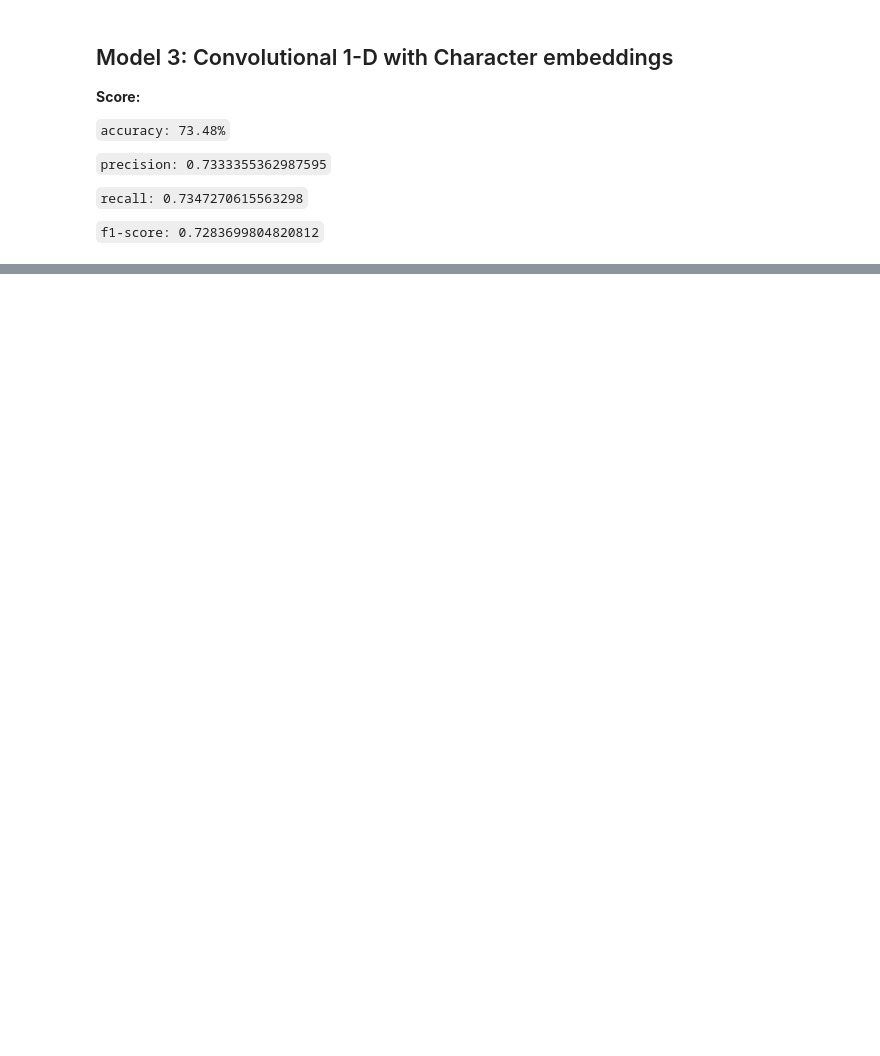
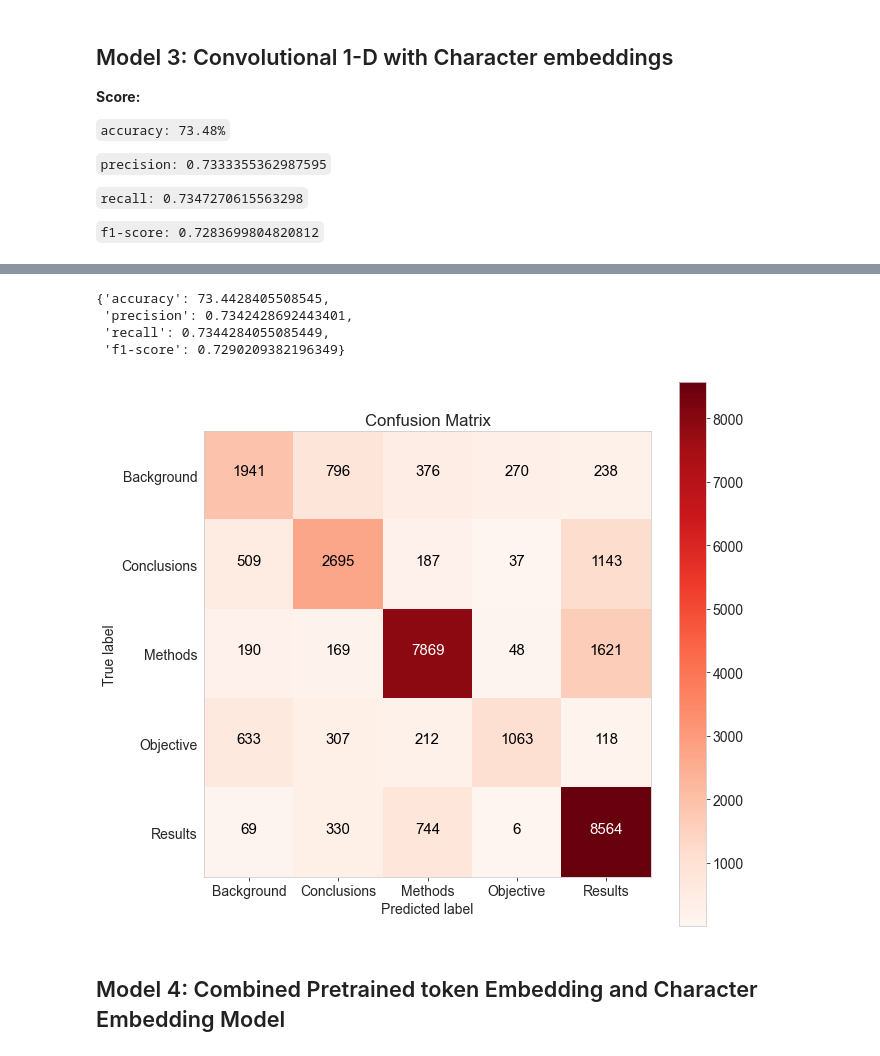
Before and after one commit to Maverick1617/Data_Science, a Jupyter notebook: Paper Implementation/PubMed 200k RCT/Notebook.ipynb, the cells around one changed output, grey strips where cells are left out. Cells and saved outputs as stored; diff of their text form; code cells hidden in the pictures; blank space fills up the shorter version.

```diff
--- a/Paper Implementation/PubMed 200k RCT/Notebook.ipynb
+++ b/Paper Implementation/PubMed 200k RCT/Notebook.ipynb
@@ -591,0 +598,14 @@ calculate_result(y_true=etest_labels, y_predict=model_3_preds)
+# %%
+model_3_preds = tf.argmax(model_3.predict(test_char_dataset), axis=1)
+calculate_result(y_true=etest_labels, y_predict=model_3_preds)
+# %% [output]
+{'accuracy': 73.4428405508545,
+ 'precision': 0.7342428692443401,
+ 'recall': 0.7344284055085449,
+ 'f1-score': 0.7290209382196349}
+# %%
+make_confusion_matrix(y_true=etest_labels, y_pred=model_3_preds, classes=mat_class)
+# %% [output]
+[figure, added]
+# %% [markdown]
+## Model 4: Combined Pretrained token Embedding and Character Embedding Model
```
Also changed, not shown: parts of 38 cells of this notebook, 1 other file.
